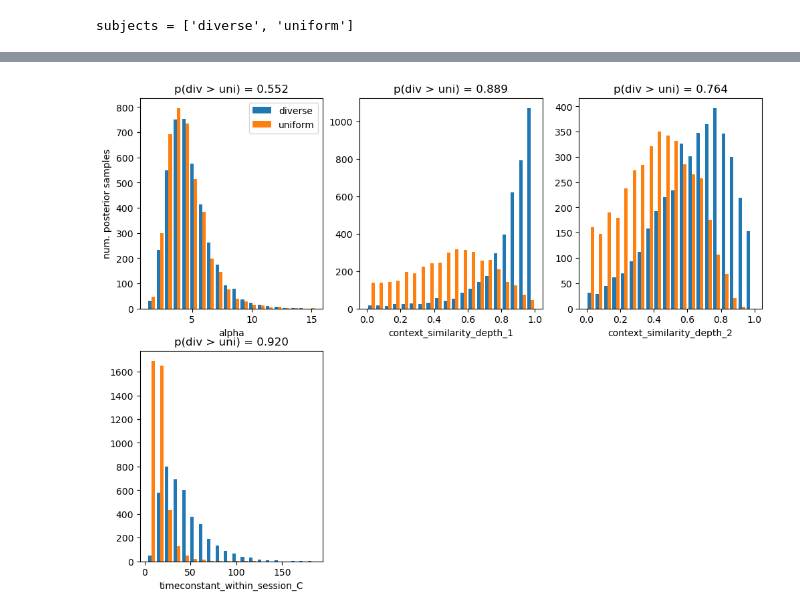
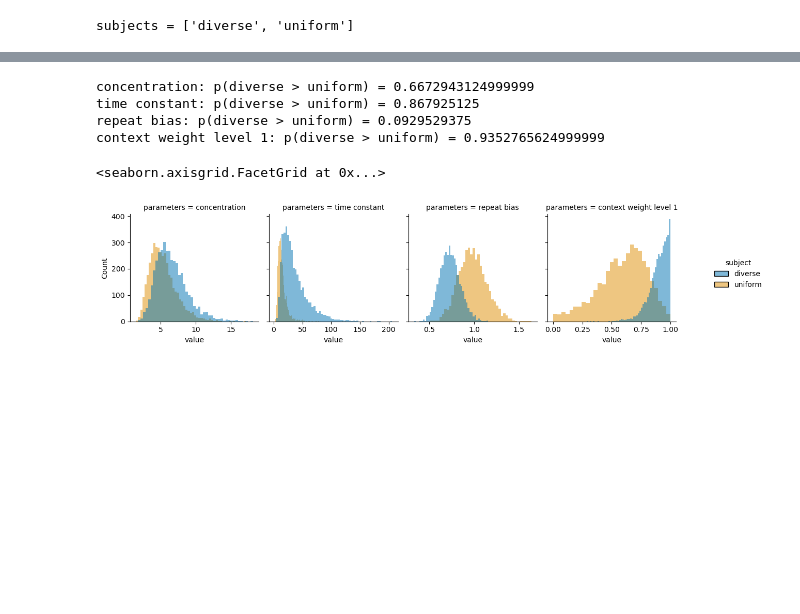
Before and after one commit to latimerk/hddCRP, a Jupyter notebook: fit_rat_data_population_model.ipynb, the cells around one changed output, grey strips where cells are left out. Drawn from its saved outputs; the diff is of its cells as text; code cells hidden in the pictures; blank space fills up the shorter version.

Commit message:
updating notebook for Bayesian analysis of population model

```diff
--- a/fit_rat_data_population_model.ipynb
+++ b/fit_rat_data_population_model.ipynb
@@ -159,27 +103,50 @@ data_fits  = pd.read_pickle("Results/population/fits_" + ss + ".pkl")
-# %%
-pval_seed = 10;
-sim_rng = np.random.Generator(np.random.MT19937(pval_seed))
-
-params = list(np.unique(list(summary_df.index)));
-
-plt.figure(figsize=(3*4, 3*3))
-for ii in range(len(params)):
-    ax = plt.subplot(2,3,ii+1);
-    #fit.hist(params[ii], by="subject", ax=ax);
-    pp =  data_fits.pivot(columns=["subject"],values=[params[ii]]).droplevel(0,axis=1);
-    plt.hist(pp.to_numpy(),20)
-    plt.xlabel(params[ii])
-
-    aa = pp["diverse"].sample(replace=False,frac=1,random_state=sim_rng).reset_index()
-    bb = pp["uniform"].sample(replace=False,frac=1,random_state=sim_rng).reset_index()
-
-    pval = (aa["diverse"]>bb["uniform"]).mean()
-
-    plt.title(f"p(div > uni) = {pval:.3f}")
-    if(ii == 0):
-        plt.ylabel('num. posterior samples')
-        plt.legend(subjects)
-# %% [output]
-[figure, removed]
+# %%
+parameter_name_map = {"alpha" : "concentration",
+                      "context_similarity_depth_1" : "context weight level 1",
+                      "context_similarity_depth_2" : "context weight level 2",
+                      "repeat_bias_1_back" : "repeat bias",
+                      "timeconstant_within_session_A" : "time constant",
+                      "timeconstant_within_session_C" : "time constant"}
+
+ss = "session_1_cd1_nb1";
+summary_df = pd.read_pickle("Results/population/fit_summary_" + ss + ".pkl")
+summary_df.index.name = "parameter"
+summary_df = summary_df.reset_index()
+summary_df["parameter"] = summary_df["parameter"].map(parameter_name_map)
+data_fits  = pd.read_pickle("Results/population/fits_" + ss + ".pkl")
+data_fits.rename(columns=parameter_name_map, inplace=True)
+
+params = list(summary_df["parameter"].unique());
+# %%
+pval_seed = 10;
+sim_rng = np.random.Generator(np.random.MT19937(pval_seed))
+
+pval = np.zeros((len(params)))
+for ii, param in enumerate(params):
+    #fit.hist(params[ii], by="subject", ax=ax);
+    cat_type = CategoricalDtype(categories=["uniform", "diverse"], ordered=True)
+    df_c = data_fits[["subject", param]]
+    df_c = df_c.assign(subject_c= df_c["subject"].astype(cat_type))
+    df_c['subject_c'].replace(['uniform', 'diverse'],
+                            [0, 1], inplace=True)
+    pval[ii] = roc_auc_score(df_c['subject_c'].to_numpy(), df_c[param].to_numpy())
+
+    print(f"{param}: p(diverse > uniform) = {pval[ii]}")
+
+
+df_c2 = data_fits.melt(value_vars=params, id_vars=["subject"])
+df_c2.head()
+
+sns.displot(
+    df_c2, x="value", col="parameters", hue="subject", palette="colorblind",
+    height=3, facet_kws={"margin_titles": True, "sharex" :False},common_bins=False
+)
+# %% [output]
+concentration: p(diverse > uniform) = 0.6672943124999999
+time constant: p(diverse > uniform) = 0.867925125
+repeat bias: p(diverse > uniform) = 0.0929529375
+context weight level 1: p(diverse > uniform) = 0.9352765624999999
+<seaborn.axisgrid.FacetGrid at 0x...>
+[figure, added]
 # %%
 fit_df
```
Also changed, not shown: parts of 4 cells of this notebook, 3 other files.
